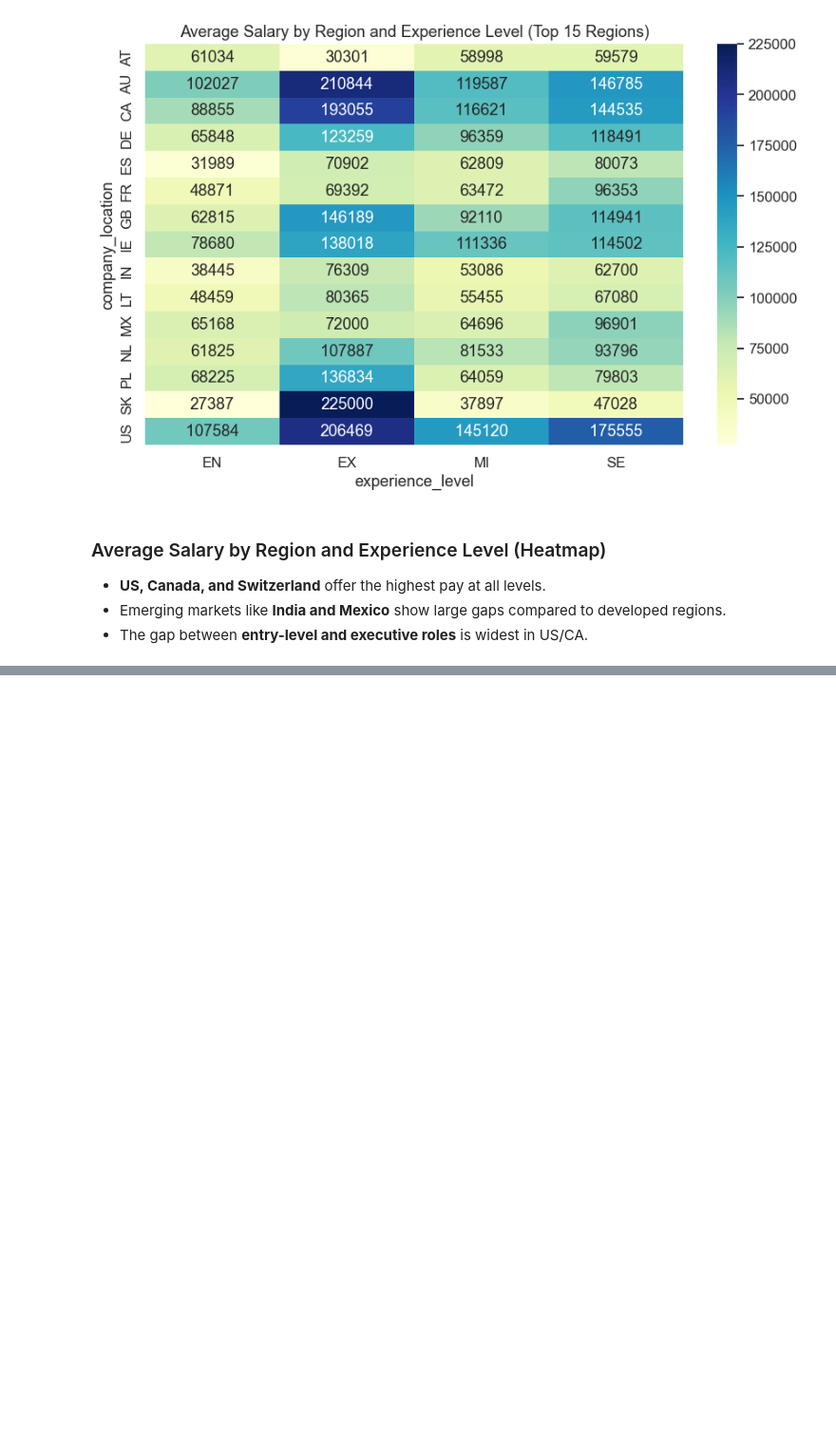
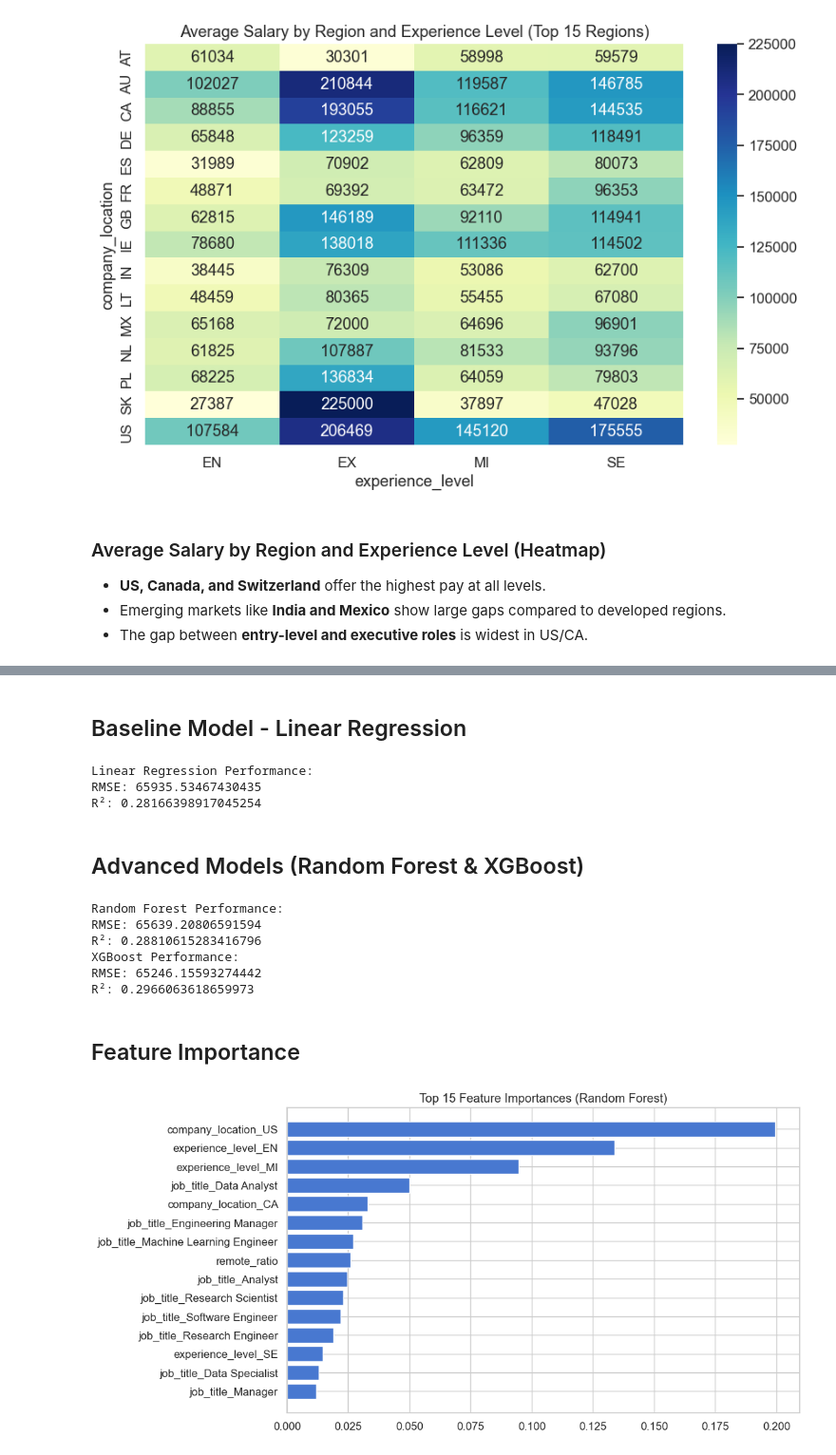
Before and after one commit to DhruvMangal007/ds-salary-trends-analysis, a Jupyter notebook: notebooks/01_data_cleaning.ipynb, the cells around one changed output, grey strips where cells are left out. Shown at 95% size. Saved outputs shown, nothing was run; the diff lists cells and outputs as text; code cells hidden in the pictures; blank space fills up the shorter version.

Commit message:
Salary Prediction-Linear, Random Forest, XGBoost

```diff
--- a/notebooks/01_data_cleaning.ipynb
+++ b/notebooks/01_data_cleaning.ipynb
@@ -239,0 +288,75 @@ plt.show()
+# %% [markdown]
+## Baseline Model - Linear Regression
+# %%
+# Pipeline: preprocessing + linear regression
+linreg = Pipeline(steps=[('preprocessor', preprocessor),
+                         ('model', LinearRegression())])
+
+linreg.fit(X_train, y_train)
+
+y_pred = linreg.predict(X_test)
+
+print("Linear Regression Performance:")
+print("RMSE:", np.sqrt(mean_squared_error(y_test, y_pred)))
+print("R²:", r2_score(y_test, y_pred))
+# %% [output]
+Linear Regression Performance:
+RMSE: 65935.53467430435
+R²: 0.28166398917045254
+# %% [markdown]
+## Advanced Models (Random Forest & XGBoost)
+# %%
+from sklearn.ensemble import RandomForestRegressor
+from xgboost import XGBRegressor
+
+# Random Forest
+rf = Pipeline(steps=[('preprocessor', preprocessor),
+                     ('model', RandomForestRegressor(n_estimators=200, random_state=42))])
+
+rf.fit(X_train, y_train)
+rf_pred = rf.predict(X_test)
+
+print("Random Forest Performance:")
+print("RMSE:", np.sqrt(mean_squared_error(y_test, rf_pred)))
+print("R²:", r2_score(y_test, rf_pred))
+
+# XGBoost
+xgb = Pipeline(steps=[('preprocessor', preprocessor),
+                      ('model', XGBRegressor(n_estimators=300, learning_rate=0.1, max_depth=8, random_state=42))])
+
+xgb.fit(X_train, y_train)
+xgb_pred = xgb.predict(X_test)
+
+print("XGBoost Performance:")
+print("RMSE:", np.sqrt(mean_squared_error(y_test, xgb_pred)))
+print("R²:", r2_score(y_test, xgb_pred))
+# %% [output]
+Random Forest Performance:
+RMSE: 65639.20806591594
+R²: 0.28810615283416796
+XGBoost Performance:
+RMSE: 65246.15593274442
+R²: 0.2966063618659973
+# %% [markdown]
+## Feature Importance
+# %%
+import matplotlib.pyplot as plt
+
+# Get feature names from one-hot encoder
+onehot_features = list(linreg.named_steps['preprocessor']
+                       .transformers_[0][1]
+                       .get_feature_names_out(cat_cols))
+
+all_features = onehot_features + num_cols
+
+# Feature importances from Random Forest
+importances = rf.named_steps['model'].feature_importances_
+
+# Sort and plot top 15
+indices = np.argsort(importances)[-15:]
+plt.figure(figsize=(10,6))
+plt.barh(np.array(all_features)[indices], importances[indices])
+plt.title("Top 15 Feature Importances (Random Forest)")
+plt.show()
+# %% [output]
+[figure, added]
```
Also changed, not shown: parts of 4 cells of this notebook, 1 other file.
